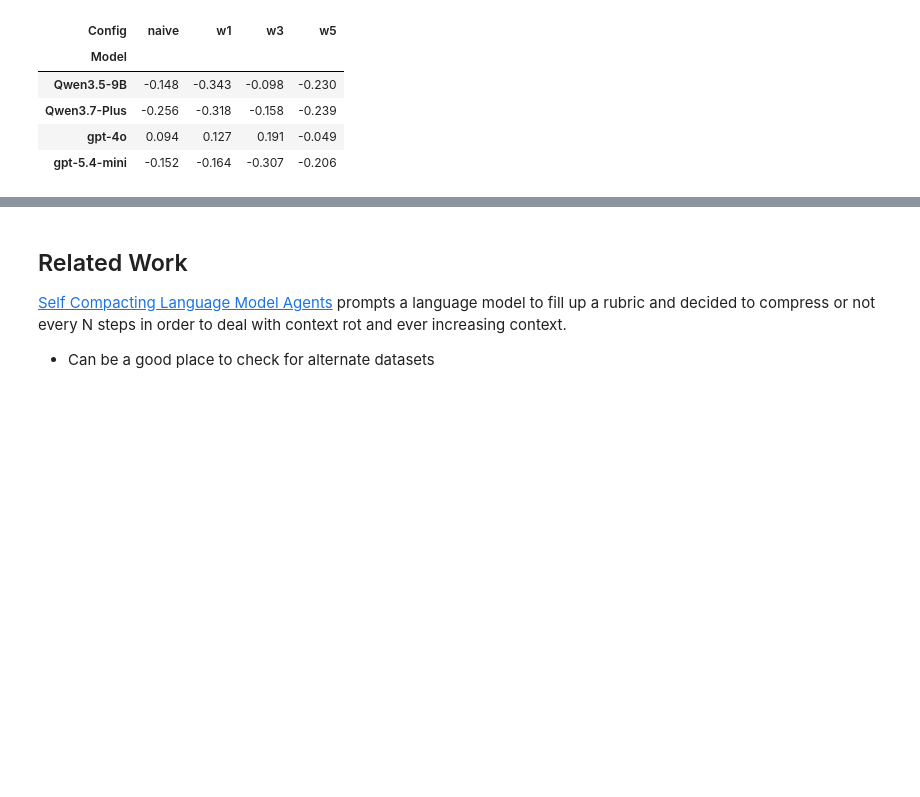
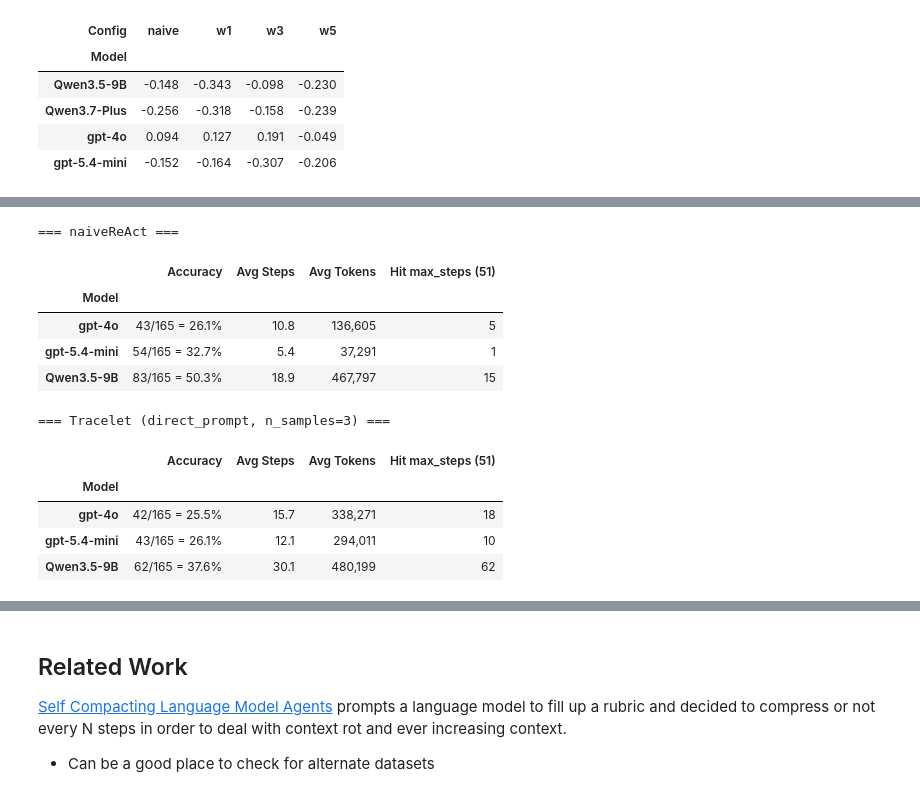
Before and after one commit to PoorvaGarg/smolagents, a Jupyter notebook: notes.ipynb, the cells around one changed output, grey strips where cells are left out. Saved outputs shown, nothing was run; the diff lists cells and outputs as text; code cells hidden in the pictures; blank space fills up the shorter version.

Commit message:
in the process of prob react version 1

```diff
--- a/notes.ipynb
+++ b/notes.ipynb
@@ -515,0 +566,69 @@ display(fermi_question_corr_df.pivot(index="Model", columns="Config", values="r"
+# %%
+NAIVE_DIRS = {
+    "gpt-4o": MODEL_DIRS["gpt-4o"],
+    "gpt-5.4-mini": MODEL_DIRS["gpt-5.4-mini"],
+    "Qwen3.5-9B": MODEL_DIRS["Qwen3.5-9B"],
+}
+TRACELET_DIRECT_DIRS = {
+    "gpt-4o": BASELINE_DIR / "tracelet_direct_react_gpt-4o",
+    "gpt-5.4-mini": BASELINE_DIR / "tracelet_direct_react_gpt-5.4-mini",
+    "Qwen3.5-9B": BASELINE_DIR / "tracelet_direct_react_Qwen" / "Qwen3.5-9B",
+}
+
+# Unlike summarize_results (which reads every *.pkl in a dir), this reads a fixed range of
+# indices so two runs at different stages of completion can be compared on the exact same
+# subset of questions. All three Tracelet (direct_prompt, n_samples=3) sweeps below are
+# fully done (165/165); Qwen3.7-Plus isn't included yet -- its first attempt failed
+# entirely (see below) and its rerun is still catching up.
+def summarize_first_n(pkl_dir: Path, n: int) -> dict:
+    records = []
+    for i in range(n):
+        with open(pkl_dir / f"{i}.pkl", "rb") as f:
+            records.append(pickle.load(f))
+    correct = sum(1 for r in records if r.get("is_correct"))
+    return {
+        "n": n,
+        "correct": correct,
+        "accuracy": correct / n,
+        "avg_steps": sum(r.get("num_steps", 0) for r in records) / n,
+        "avg_tokens": sum(r["token_counts"].get("total_tokens", 0) for r in records) / n,
+        "max_steps_hits": sum(1 for r in records if r.get("num_steps", 0) >= 51),
+    }
+
+
+def build_table(dirs: dict, n_common_by_model: dict) -> pd.DataFrame:
+    rows = []
+    for model_name, pkl_dir in dirs.items():
+        stats = summarize_first_n(pkl_dir, n_common_by_model[model_name])
+        rows.append({
+            "Model": model_name,
+            "Accuracy": f"{stats['correct']}/{stats['n']} = {stats['accuracy']:.1%}",
+            "Avg Steps": f"{stats['avg_steps']:.1f}",
+            "Avg Tokens": f"{stats['avg_tokens']:,.0f}",
+            "Hit max_steps (51)": stats["max_steps_hits"],
+        })
+    return pd.DataFrame(rows).set_index("Model")
+
+
+# Same subset of questions for both tables per model, in case the Tracelet sweep for a
+# given model isn't fully caught up yet.
+n_common_by_model = {m: len(list(d.glob("*.pkl"))) for m, d in TRACELET_DIRECT_DIRS.items()}
+
+print("=== naiveReAct ===")
+display(build_table(NAIVE_DIRS, n_common_by_model))
+
+print("=== Tracelet (direct_prompt, n_samples=3) ===")
+display(build_table(TRACELET_DIRECT_DIRS, n_common_by_model))
+# %% [output]
+=== naiveReAct ===
+|  | Accuracy | Avg Steps | Avg Tokens | Hit max_steps (51) |
+| Model |  |  |  |  |
+| gpt-4o | 43/165 = 26.1% | 10.8 | 136,605 | 5 |
+| gpt-5.4-mini | 54/165 = 32.7% | 5.4 | 37,291 | 1 |
+| Qwen3.5-9B | 83/165 = 50.3% | 18.9 | 467,797 | 15 |
+=== Tracelet (direct_prompt, n_samples=3) ===
+|  | Accuracy | Avg Steps | Avg Tokens | Hit max_steps (51) |
+| Model |  |  |  |  |
+| gpt-4o | 42/165 = 25.5% | 15.7 | 338,271 | 18 |
+| gpt-5.4-mini | 43/165 = 26.1% | 12.1 | 294,011 | 10 |
+| Qwen3.5-9B | 62/165 = 37.6% | 30.1 | 480,199 | 62 |
```
Also changed, not shown: parts of 7 cells of this notebook, 16 other files.
